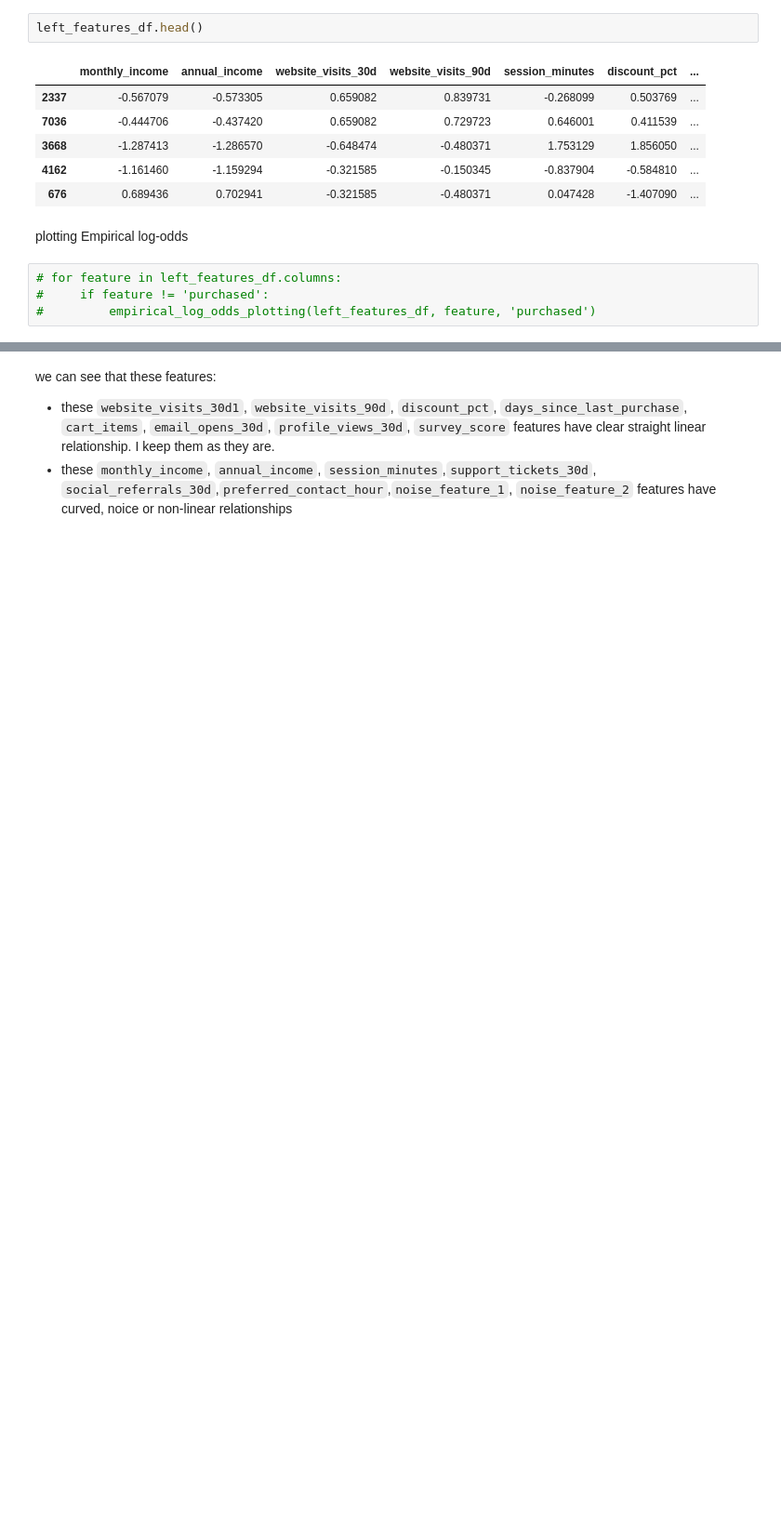
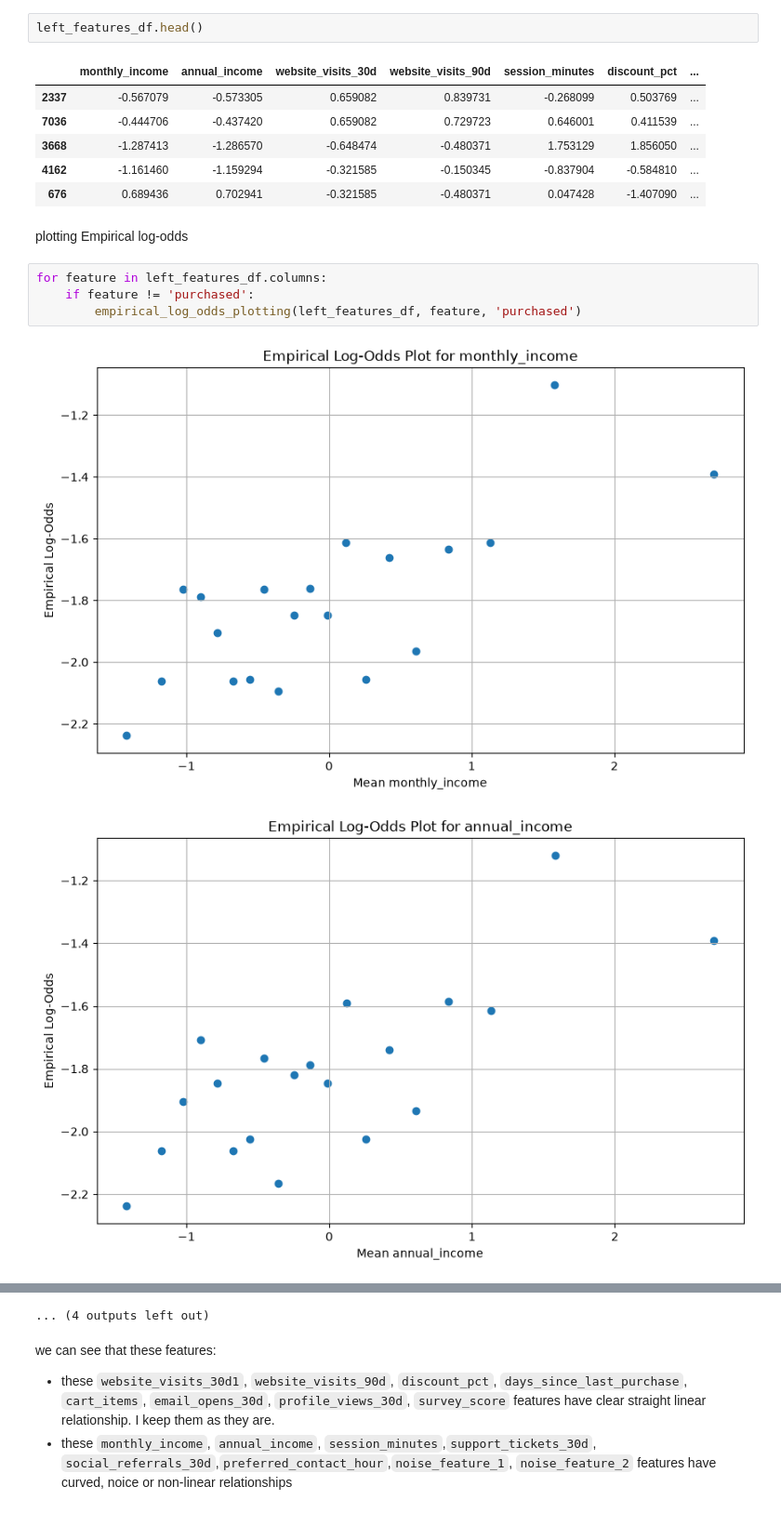
Before and after one commit to diyorarti/Learning_Data_Science, a Jupyter notebook: Statistics/3_Regression/Logistic_regression/practice2.ipynb, the cells around one changed output, grey strips where cells are left out. Shown at 93% size. Saved outputs shown, nothing was run; the diff lists cells and outputs as text; blank space fills up the shorter version.

```diff
--- a/Statistics/3_Regression/Logistic_regression/practice2.ipynb
+++ b/Statistics/3_Regression/Logistic_regression/practice2.ipynb
@@ -1197,6 +1197,9 @@ left_features_df.head()
 # %% [markdown]
 plotting Empirical log-odds
 # %%
-# for feature in left_features_df.columns:
-#     if feature != 'purchased':
-#         empirical_log_odds_plotting(left_features_df, feature, 'purchased')
+for feature in left_features_df.columns:
+    if feature != 'purchased':
+        empirical_log_odds_plotting(left_features_df, feature, 'purchased')
+# %% [output]
+[figure, added]
+[figure, added]
@@ -1203,3 +1216,4 @@ plotting Empirical log-odds
+... (4 outputs left out)
 # %% [markdown]
 we can see that these features:
 - these `website_visits_30d1`, `website_visits_90d`, `discount_pct`, `days_since_last_purchase`, `cart_items`, `email_opens_30d`, `profile_views_30d`, `survey_score` features have clear straight linear relationship. I keep them as they are.
```
Also changed, not shown: parts of 17 cells of this notebook, 1 other file.
